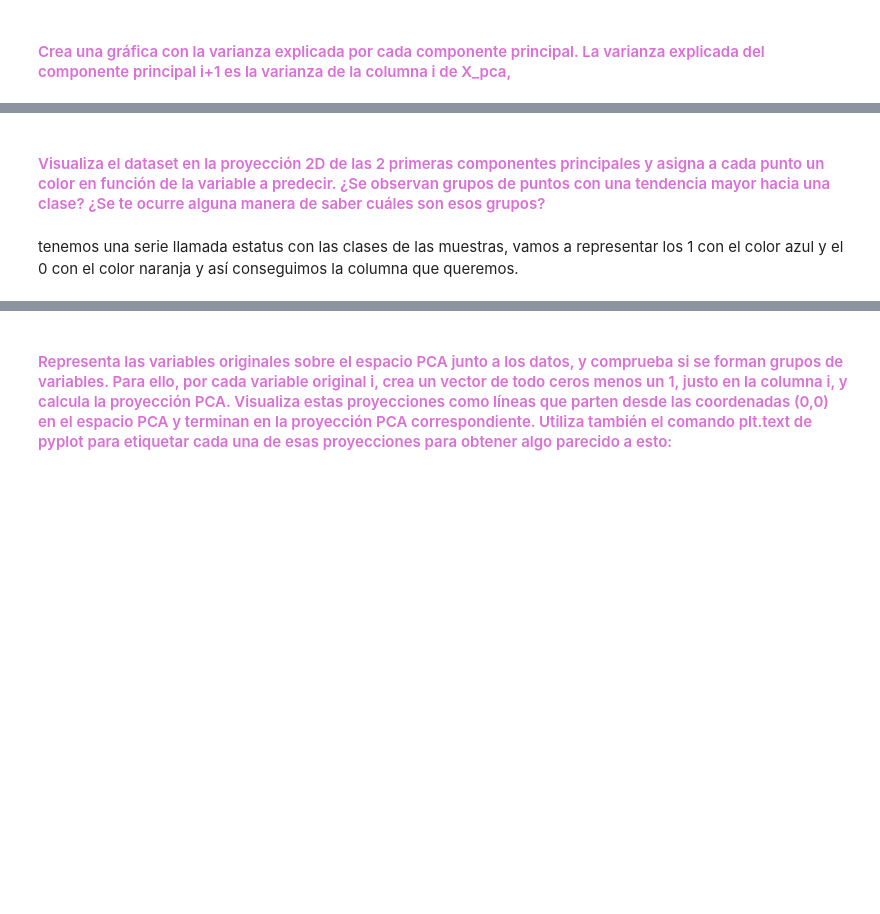
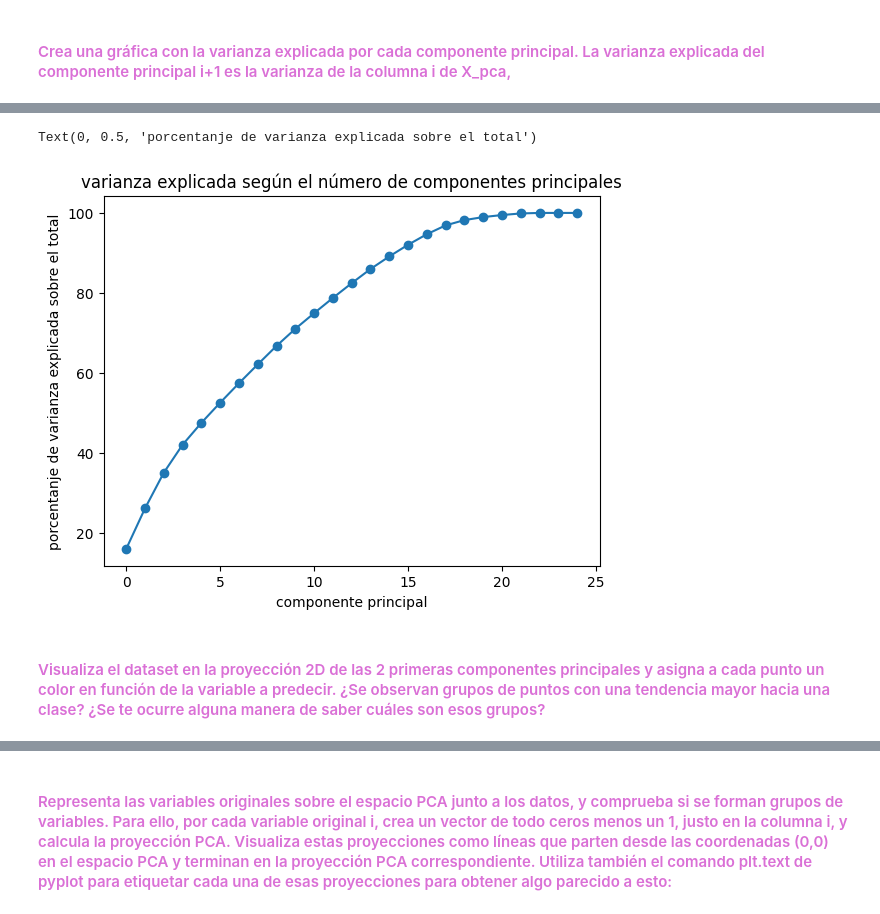
Before and after one commit to daviloncio/repositorio2, a Jupyter notebook: p4_aa/practica4.ipynb, the cells around one changed output, grey strips where cells are left out. Drawn from its saved outputs; the diff is of its cells as text; code cells hidden in the pictures; blank space fills up the shorter version.

```diff
--- a/p4_aa/practica4.ipynb
+++ b/p4_aa/practica4.ipynb
@@ -141,16 +69,0 @@ is_sparse is deprecated and will be removed in a future version. Check `isinstan
-# %%
-num_c_principal=[] ; l_var_expl=[] ; varianzas_componentes=[]
-varianzas_componentes = pca.explained_variance_ratio_
-
-
-for i, _ in enumerate(varianzas_componentes):
-    num_c_principal.append(i)
-    l_var_expl.append(sum(varianzas_componentes[0:(i+1)]))
-
-
-plt.scatter(num_c_principal,l_var_expl)
-plt.plot(num_c_principal,l_var_expl)
-
-plt.title('varianza explicada por cada componente principal')
-plt.xlabel('componente principal')
-plt.ylabel('porcentanje de varianza explicada sobre el total')
@@ -166,4 +156,21 @@ Text(0, 0.5, 'porcentanje de varianza explicada sobre el total')
+# %%
+num_c_principal=[] ; l_var_expl=[] ; varianzas_componentes=[]
+varianzas_componentes = pca.explained_variance_ratio_
+
+
+for i, _ in enumerate(varianzas_componentes):
+    num_c_principal.append(i)
+    l_var_expl.append(sum(varianzas_componentes[0:(i+1)])*100)
+
+
+plt.scatter(num_c_principal,l_var_expl)
+plt.plot(num_c_principal,l_var_expl)
+
+plt.title('varianza explicada según el número de componentes principales')
+plt.xlabel('componente principal')
+plt.ylabel('porcentanje de varianza explicada sobre el total')
+# %% [output]
+Text(0, 0.5, 'porcentanje de varianza explicada sobre el total')
+[figure, added]
 # %% [markdown]
 #### <span style='color:orchid'> Visualiza el dataset en la proyección 2D de las 2 primeras componentes principales y asigna a cada punto un color en función de la variable a predecir. ¿Se observan grupos de puntos con una tendencia mayor hacia una clase? ¿Se te ocurre alguna manera de saber cuáles son esos grupos? </span>
-# %% [markdown]
-tenemos una serie llamada estatus con las clases de las muestras, vamos a representar los 1 con el color azul y el 0 con el color naranja y así conseguimos la columna que queremos.
```
Also changed, not shown: parts of 36 cells of this notebook, 2 other files.
